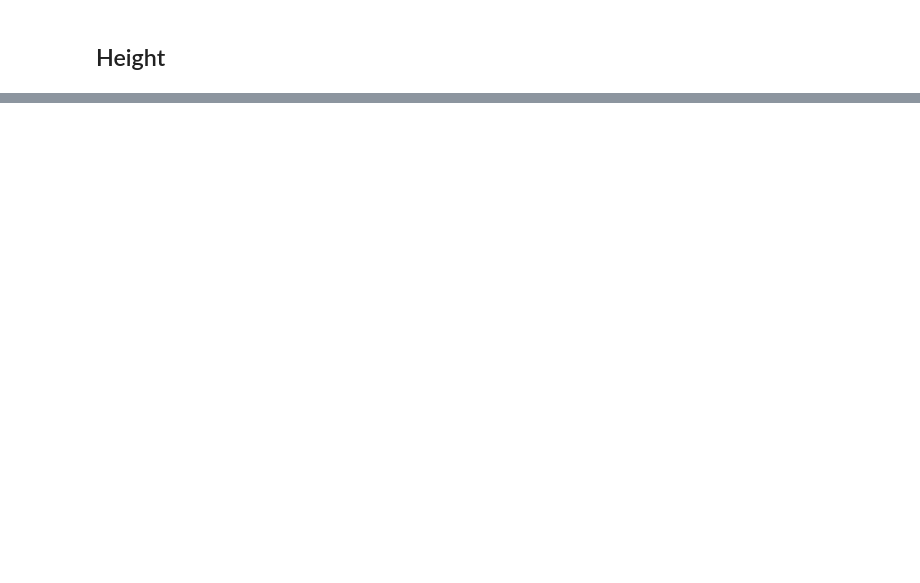
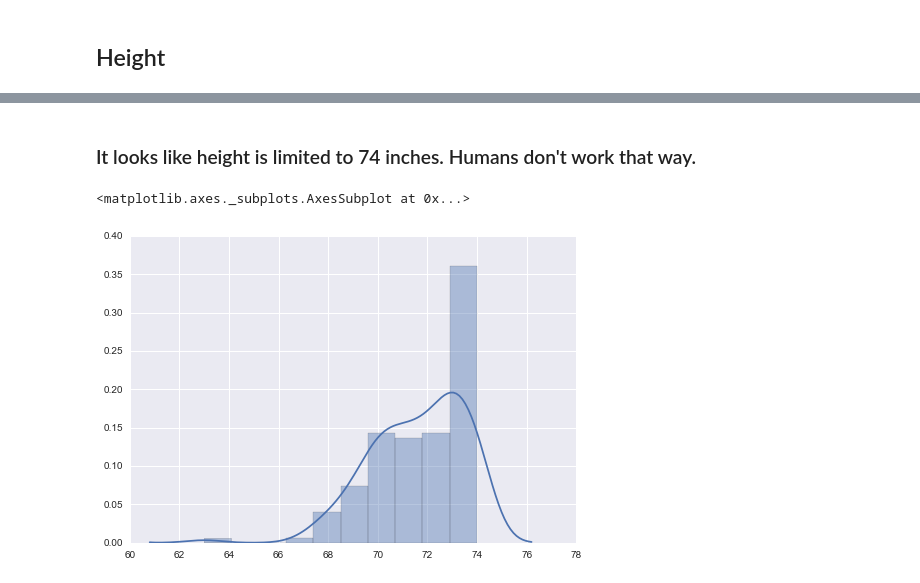
Before and after one commit to kenEldridge/baseball, a Jupyter notebook: baseball.ipynb, the cells around one changed output, grey strips where cells are left out. Drawn from its saved outputs; the diff is of its cells as text; code cells hidden in the pictures; blank space fills up the shorter version.

```diff
--- a/baseball.ipynb
+++ b/baseball.ipynb
@@ -76,0 +81,8 @@ t_shapes
+# %% [markdown]
+### It looks like height is limited to 74 inches.  Humans don't work that way.
+# %%
+ht = [x for x in h['height'] if not np.isnan(x)]
+sns.distplot(ht)
+# %% [output]
+<matplotlib.axes._subplots.AxesSubplot at 0x...>
+[figure, added]
```
Also changed, not shown: parts of 7 cells of this notebook, 28 other files.
